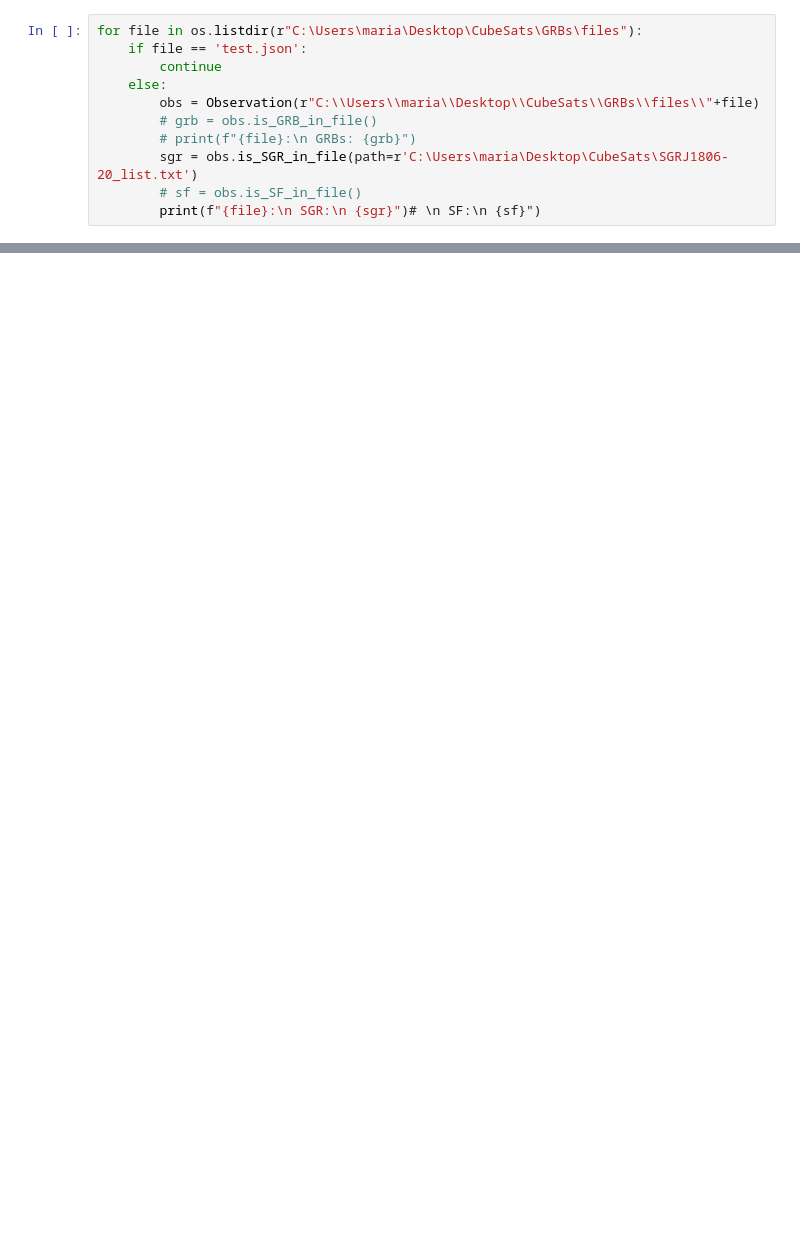
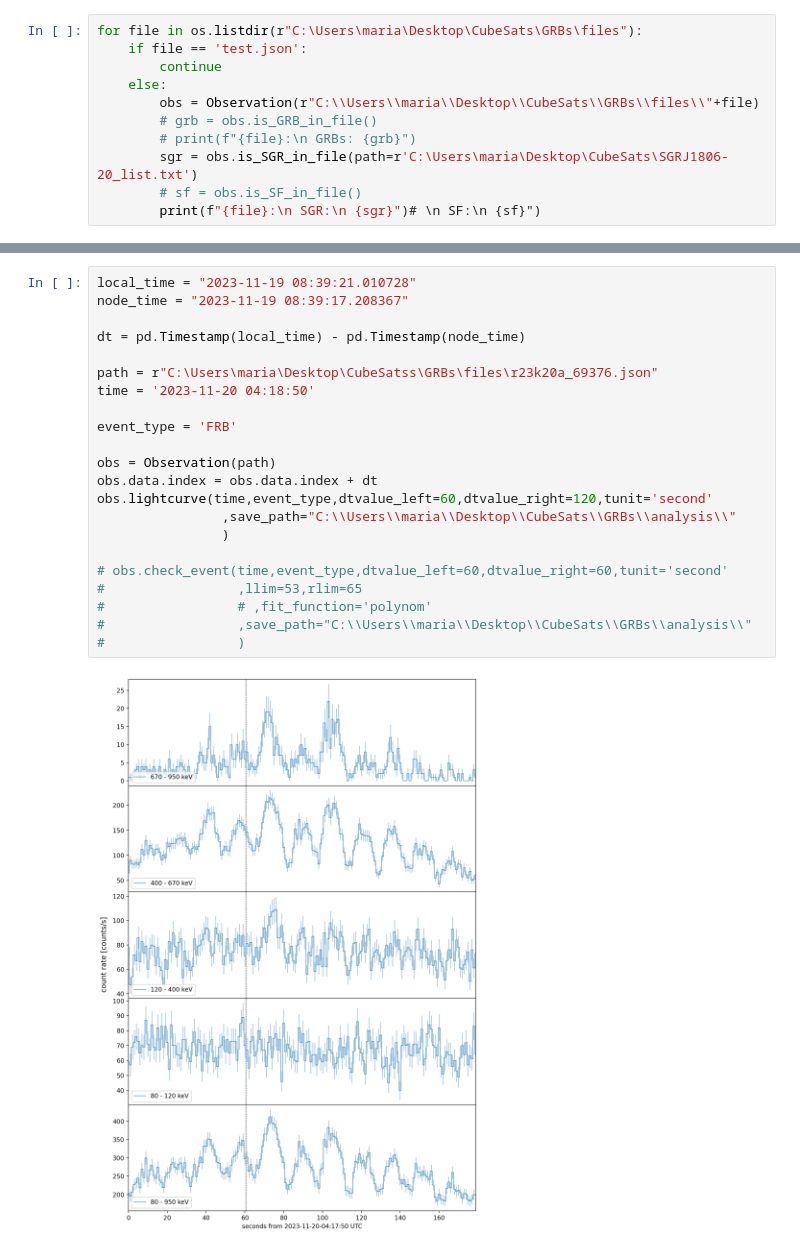
Before and after one commit to mdafcikova/grbalpha-tools, a Jupyter notebook: notebook.ipynb, the cells around one changed output, grey strips where cells are left out. Cells and saved outputs as stored; diff of their text form; blank space fills up the shorter version.

```diff
--- a/notebook.ipynb
+++ b/notebook.ipynb
@@ -50,0 +122,24 @@ obs.check_event(time,event_type,llim=59,rlim=99,dtvalue_left=3,dtvalue_right=1
+# %%
+local_time = "2023-11-19 08:39:21.010728"
+node_time = "2023-11-19 08:39:17.208367"
+
+dt = pd.Timestamp(local_time) - pd.Timestamp(node_time)
+
+path = r"C:\Users\maria\Desktop\CubeSatss\GRBs\files\r23k20a_69376.json"
+time = '2023-11-20 04:18:50'
+
+event_type = 'FRB'
+
+obs = Observation(path)
+obs.data.index = obs.data.index + dt
+obs.lightcurve(time,event_type,dtvalue_left=60,dtvalue_right=120,tunit='second'
+                ,save_path="C:\\Users\\maria\\Desktop\\CubeSats\\GRBs\\analysis\\"
+                )
+
+# obs.check_event(time,event_type,dtvalue_left=60,dtvalue_right=60,tunit='second'
+#                 ,llim=53,rlim=65
+#                 # ,fit_function='polynom'
+#                 ,save_path="C:\\Users\\maria\\Desktop\\CubeSats\\GRBs\\analysis\\"
+#                 )
+# %% [output]
+[figure, added]
```
Also changed, not shown: parts of 24 cells of this notebook, 1 other file.
